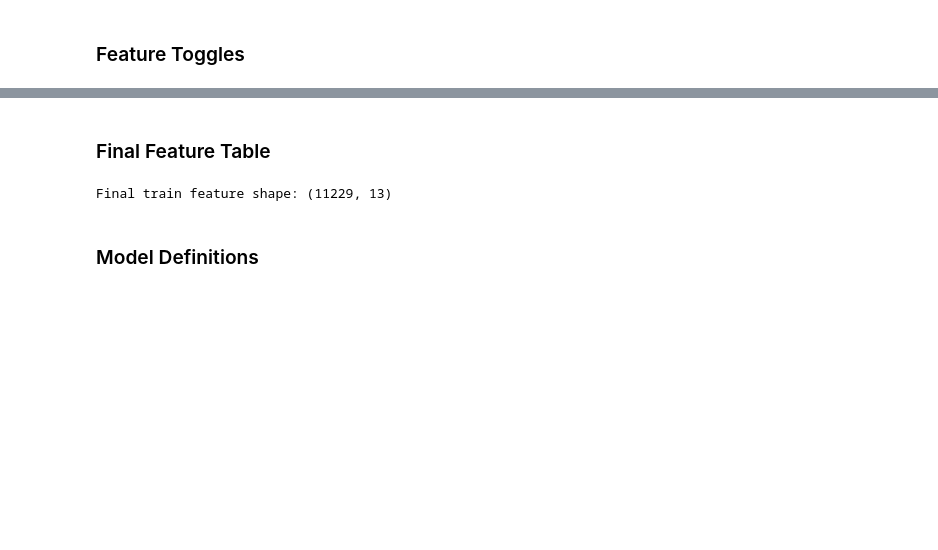
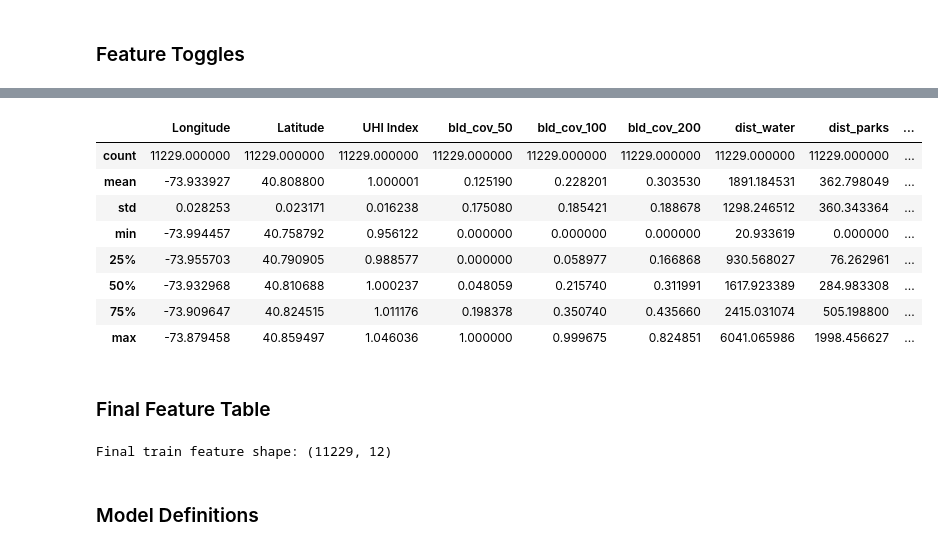
Before and after one commit to MegaKruk/uhi-ai-challenge-2025, a Jupyter notebook: UHI_Model.ipynb, the cells around one changed output, grey strips where cells are left out. Cells and saved outputs as stored; diff of their text form; code cells hidden in the pictures; blank space fills up the shorter version.

```diff
--- a/UHI_Model.ipynb
+++ b/UHI_Model.ipynb
@@ -122,7 +112,0 @@ gdf_buildings
-# %%
-# Subset by borough name
-gdf_manhattan = gdf_buildings[gdf_buildings["BoroName"] == "Manhattan"].copy()
-gdf_bronx = gdf_buildings[gdf_buildings["BoroName"] == "Bronx"].copy()
-
-print(f"Manhattan building footprints: {len(gdf_manhattan)}")
-print(f"Bronx building footprints: {len(gdf_bronx)}")
@@ -341,0 +113,35 @@ else:
+# %%
+from shapely.geometry import MultiPoint
+from sklearn.cluster import DBSCAN
+
+def find_largest_building_cluster_center(gdf_bld, eps_m=200, min_samples=10):
+    centroids = gdf_bld.geometry.centroid
+    coords = np.column_stack([centroids.x, centroids.y])
+    db = DBSCAN(eps=eps_m, min_samples=min_samples).fit(coords)
+    labels = db.labels_
+    unique, counts = np.unique(labels, return_counts=True)
+    valid_mask = (unique >= 0)
+    if not np.any(valid_mask):
+        mp = MultiPoint(coords)
+        return mp.centroid
+    valid_labels = unique[valid_mask]
+    valid_counts = counts[valid_mask]
+    largest_id = valid_labels[np.argmax(valid_counts)]
+    in_largest = coords[labels==largest_id]
+    if len(in_largest)==0:
+        return MultiPoint(coords).centroid
+    else:
+        return MultiPoint(in_largest).centroid
+
+man_cent = find_largest_building_cluster_center(gdf_manhattan, eps_m=200, min_samples=20)
+brx_cent = find_largest_building_cluster_center(gdf_bronx, eps_m=200, min_samples=20)
+manhattan_x, manhattan_y = man_cent.x, man_cent.y
+bronx_x, bronx_y = brx_cent.x, brx_cent.y
+
+print("bronx x y:")
+print(bronx_x)
+print(bronx_y)
+
+print("manhattan x y:")
+print(manhattan_x)
+print(manhattan_y)
@@ -358,3 +317,15 @@ gdf_train
+# %%
+gdf_train.describe()
+# %% [output]
+|  | Longitude | Latitude | UHI Index | bld_cov_50 | bld_cov_100 | bld_cov_200 | dist_water | dist_parks | ... |
+| count | 11229.000000 | 11229.000000 | 11229.000000 | 11229.000000 | 11229.000000 | 11229.000000 | 11229.000000 | 11229.000000 | ... |
+| mean | -73.933927 | 40.808800 | 1.000001 | 0.125190 | 0.228201 | 0.303530 | 1891.184531 | 362.798049 | ... |
+| std | 0.028253 | 0.023171 | 0.016238 | 0.175080 | 0.185421 | 0.188678 | 1298.246512 | 360.343364 | ... |
+| min | -73.994457 | 40.758792 | 0.956122 | 0.000000 | 0.000000 | 0.000000 | 20.933619 | 0.000000 | ... |
+| 25% | -73.955703 | 40.790905 | 0.988577 | 0.000000 | 0.058977 | 0.166868 | 930.568027 | 76.262961 | ... |
+| 50% | -73.932968 | 40.810688 | 1.000237 | 0.048059 | 0.215740 | 0.311991 | 1617.923389 | 284.983308 | ... |
+| 75% | -73.909647 | 40.824515 | 1.011176 | 0.198378 | 0.350740 | 0.435660 | 2415.031074 | 505.198800 | ... |
+| max | -73.879458 | 40.859497 | 1.046036 | 1.000000 | 0.999675 | 0.824851 | 6041.065986 | 1998.456627 | ... |
 # %% [markdown]
 ### Final Feature Table
 # %%
@@ -362,7 +333,7 @@ feature_cols = [
     "bld_cov_50", "bld_cov_100", "bld_cov_200",
     "dist_water", "dist_parks",
     "lst_value",
-    "ndvi_value", "ndbi_value", "ndwi_value", "evi_value",
+    "ndvi_value", "ndbi_value", "ndwi_value",
     "dist_manh", "dist_bron",
     "location_cluster"
 ]
@@ -370,7 +341,7 @@ X = gdf_train[feature_cols].fillna(0.0).values
 y = gdf_train["UHI Index"].values
 print("Final train feature shape:", X.shape)
 # %% [output]
-Final train feature shape: (11229, 13)
+Final train feature shape: (11229, 12)
 # %% [markdown]
 ### Model Definitions
 # %%
```
Also changed, not shown: parts of 45 cells of this notebook, 1 other file.
